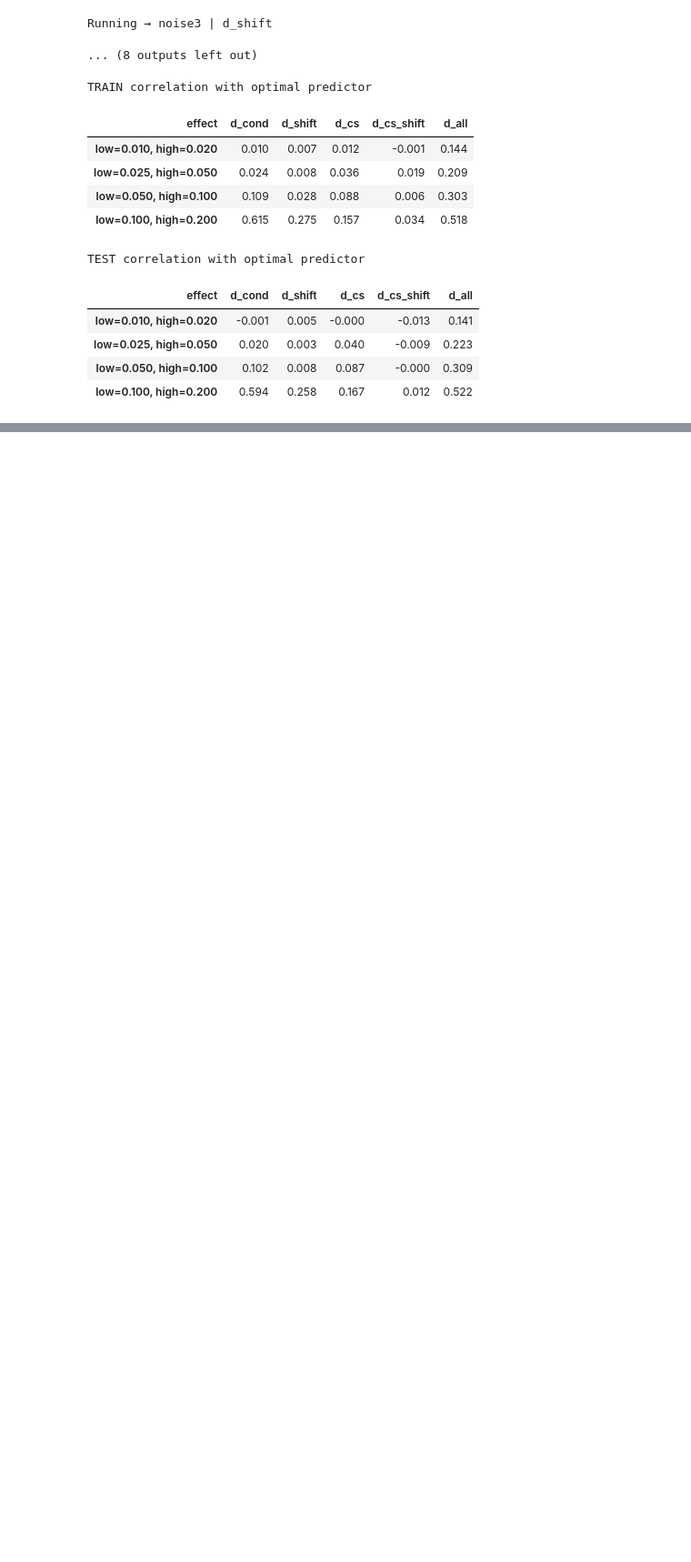
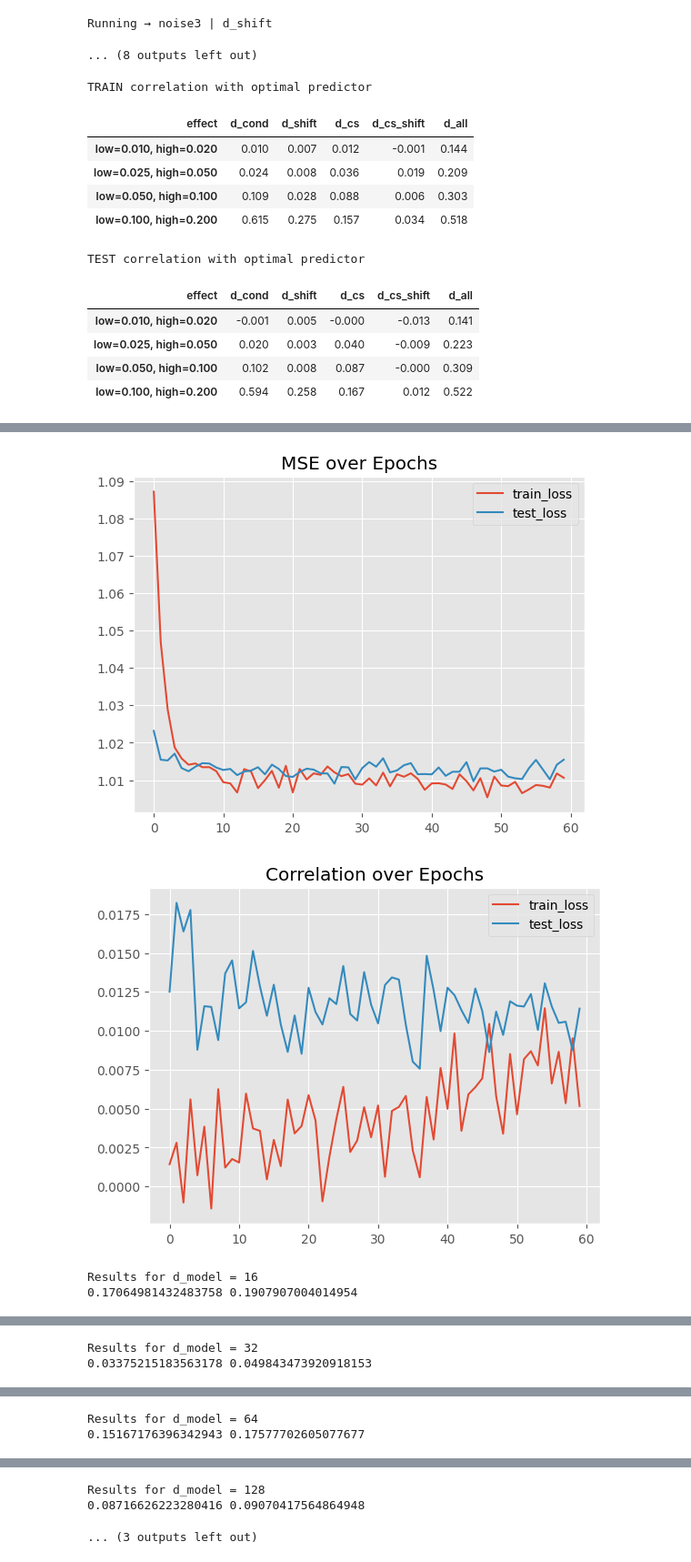
Before and after one commit to cyrilgarcia009/TSNN, a Jupyter notebook: notebooks/compare_models2.ipynb, the cells around one changed output, grey strips where cells are left out. Shown at 91% size. Cells and saved outputs as stored; diff of their text form; code cells hidden in the pictures; blank space fills up the shorter version.

```diff
--- a/notebooks/compare_models2.ipynb
+++ b/notebooks/compare_models2.ipynb
@@ -1688,0 +1778,27 @@ TEST correlation with optimal predictor
+# %%
+list_d_model = [16, 32, 64, 128, 256]
+list_dff = [4*x for x in list_d_model]
+# %%
+for i in range(len(list_d_model)):
+
+    z = dic_data['noise1']['d_all']
+    z.get_dataloader(n_rolling=10, roll_y=True)
+
+    m = AlternatingDualAttentionTransformer(10, 10, 10, mask=mask, d_model=list_d_model[i], dim_feedforward=list_dff[i], dropout=0.5, nhead=4, num_layers=2, roll_y=True).to(device)
+    optimizer = torch.optim.AdamW(m.parameters(), lr=0.001)
+    m = torch.compile(m, backend="eager")
+
+    model_torch = torch_benchmarks.TorchWrapper(m, optimizer=optimizer, device=device)
+    model_torch.fit(z.train, test=z.test, epochs=60, plot=True)
+
+    comp = benchmark_comparison.Comparator(models=[model_torch], model_names=['model_torch'])
+
+    out_train = comp.correl(z, mode="train", return_values=True).loc["model_torch", "optimal"]
+    out_test = comp.correl(z, mode="test", return_values=True).loc["model_torch", "optimal"]
+    print("\nResults for d_model =", list_d_model[i])
+    print(out_train, out_test)
+# %% [output]
+[figure, added]
+[figure, added]
+Results for d_model = 16
+0.17064981432483758 0.1907907004014954
@@ -1688,0 +1807,2 @@ TEST correlation with optimal predictor
+Results for d_model = 32
+0.03375215183563178 0.049843473920918153
@@ -1688,0 +1811,2 @@ TEST correlation with optimal predictor
+Results for d_model = 64
+0.15167176396342943 0.17577702605077677
@@ -1688,0 +1815,3 @@ TEST correlation with optimal predictor
+Results for d_model = 128
+0.08716626223280416 0.09070417564864948
+... (3 outputs left out)
```
Also changed, not shown: parts of 32 cells of this notebook.
